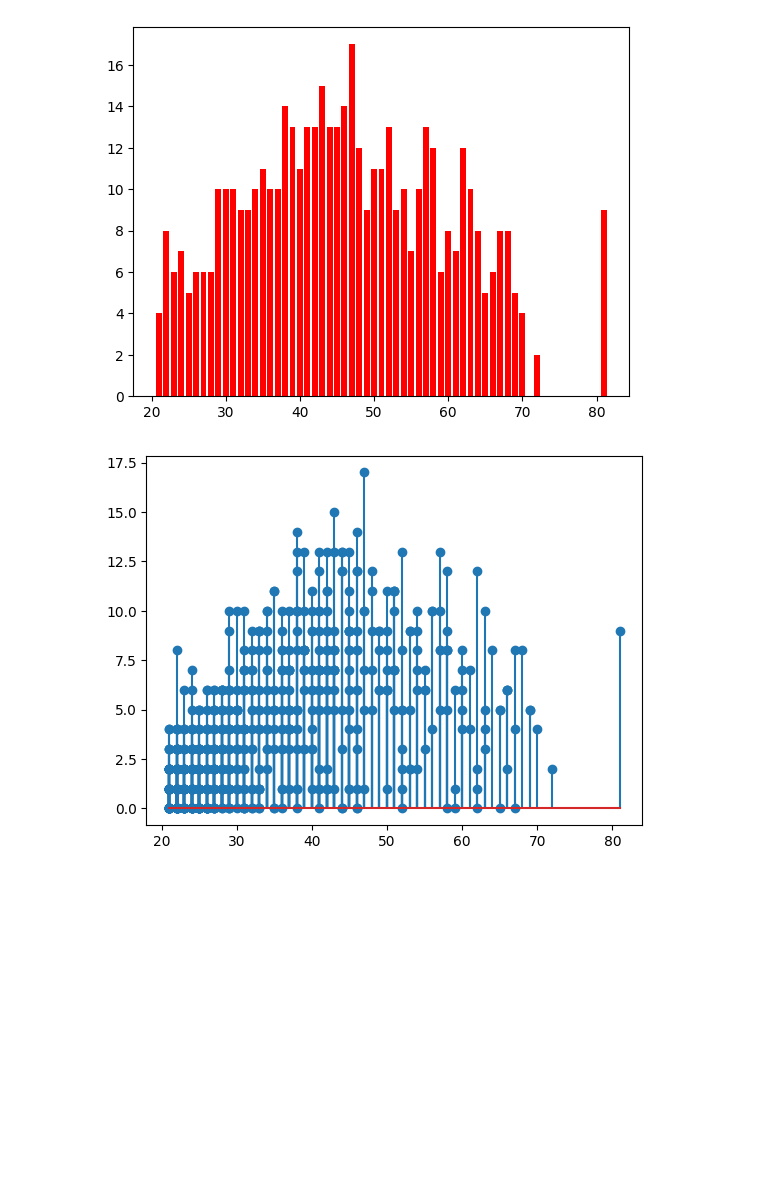
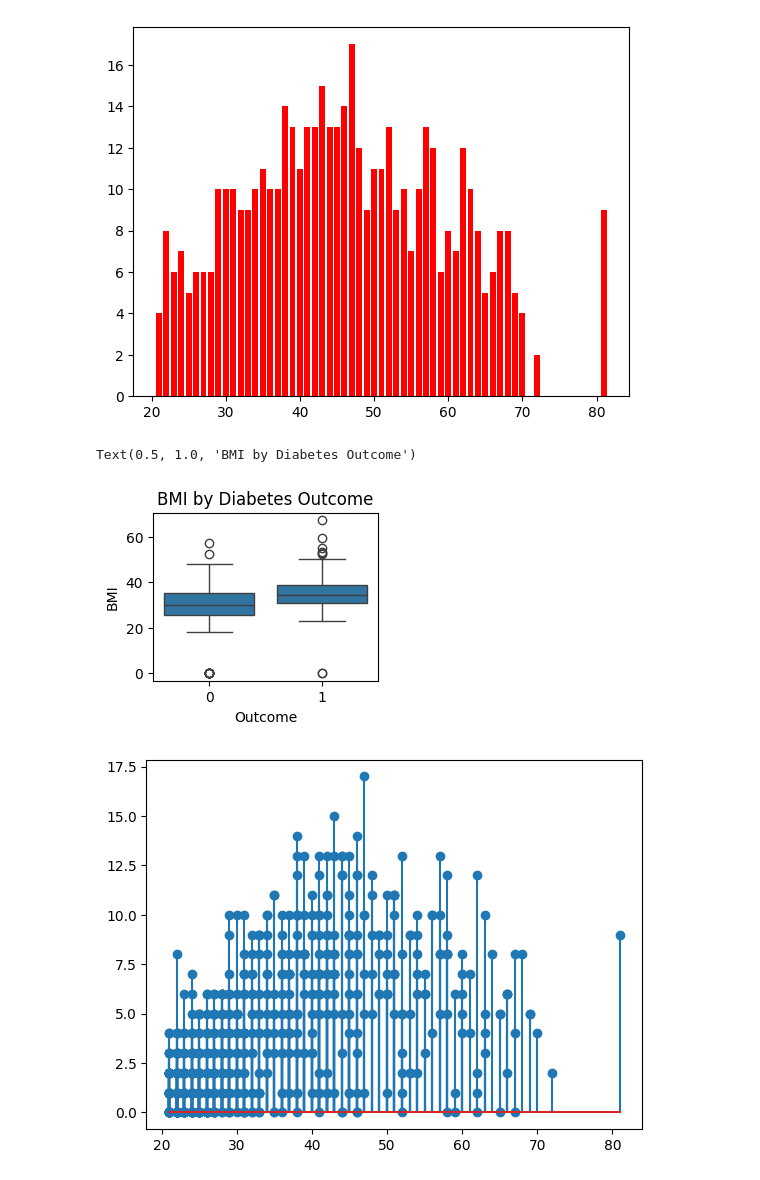
Before and after one commit to RajaAbitha/RajaAbitha, a Jupyter notebook: Assignment1.ipynb, the cells around one changed output. Drawn from its saved outputs; the diff is of its cells as text; code cells hidden in the pictures; blank space fills up the shorter version.

```diff
--- a/Assignment1.ipynb
+++ b/Assignment1.ipynb
@@ -90,6 +164,14 @@ plt.bar(data['Age'],data['Pregnancies'], color='red')
 plt.show()
 # %% [output]
 [figure]
+# %%
+# Visualization 2: Boxplot of BMI by Outcome
+plt.subplot(2,2,2)
+sns.boxplot(x='Outcome', y='BMI', data=data)
+plt.title('BMI by Diabetes Outcome')
+# %% [output]
+Text(0.5, 1.0, 'BMI by Diabetes Outcome')
+[figure, added]
 # %%
 plt.stem(data['Age'],data['Pregnancies'])
 plt.show()
```
Also changed, not shown: parts of 13 cells of this notebook.
